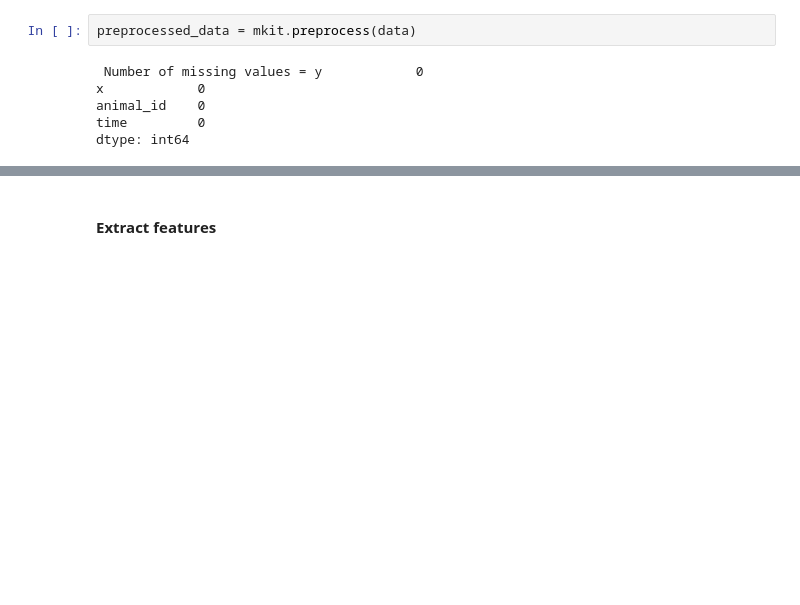
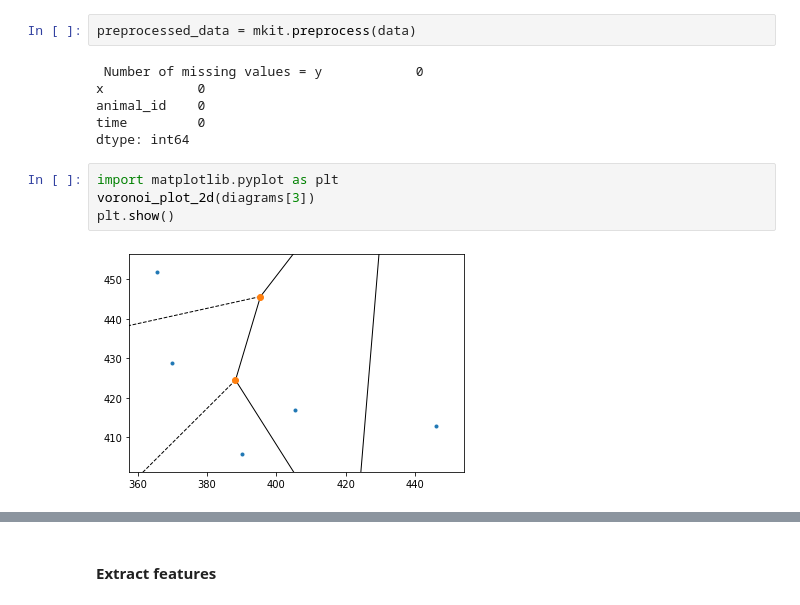
Before and after one commit to dbvis-ukon/movekit, a Jupyter notebook: examples/demo.ipynb, the cells around one changed output, grey strips where cells are left out. Drawn from its saved outputs; the diff is of its cells as text; blank space fills up the shorter version.

Commit message:
added voronoi function

```diff
--- a/examples/demo.ipynb
+++ b/examples/demo.ipynb
@@ -41,3 +37,9 @@ x            0
 animal_id    0
 time         0
 dtype: int64
+# %%
+import matplotlib.pyplot as plt
+voronoi_plot_2d(diagrams[3])
+plt.show()
+# %% [output]
+[figure, added]
```
Also changed, not shown: parts of 10 cells of this notebook, 7 other files.
